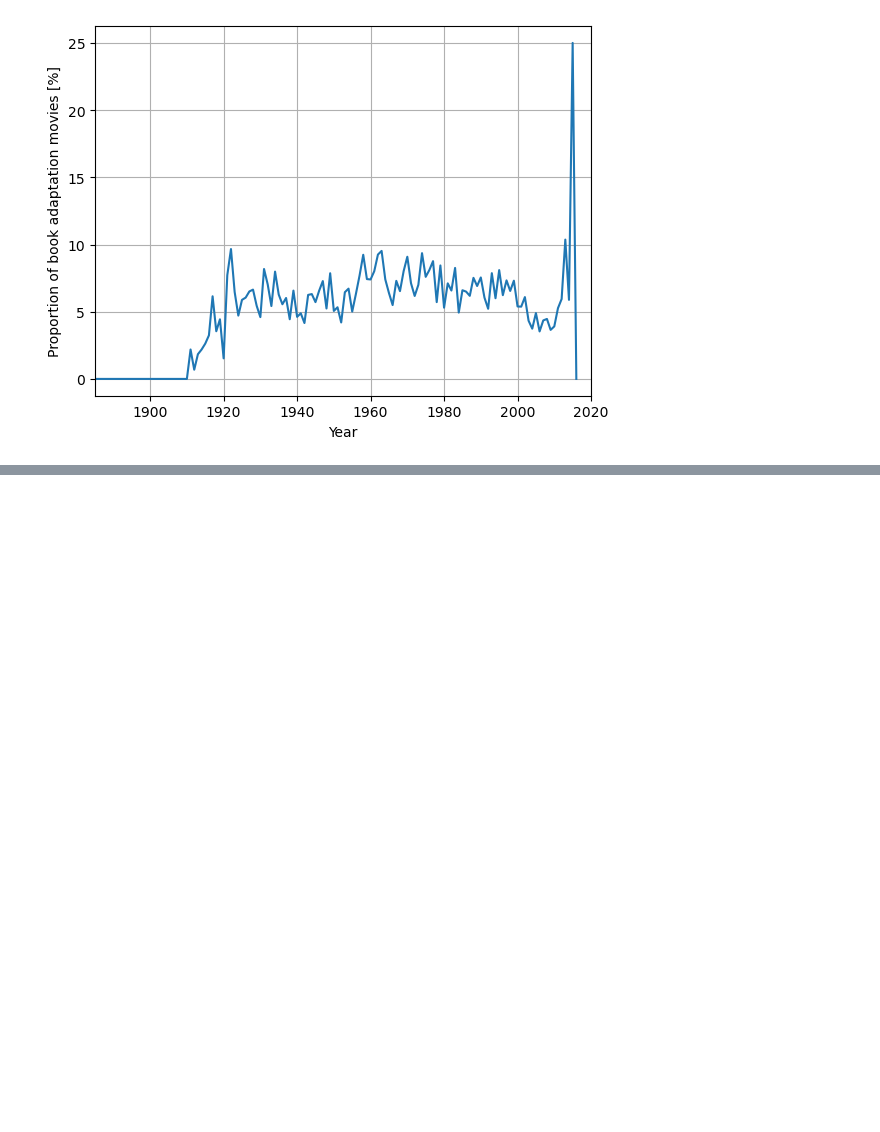
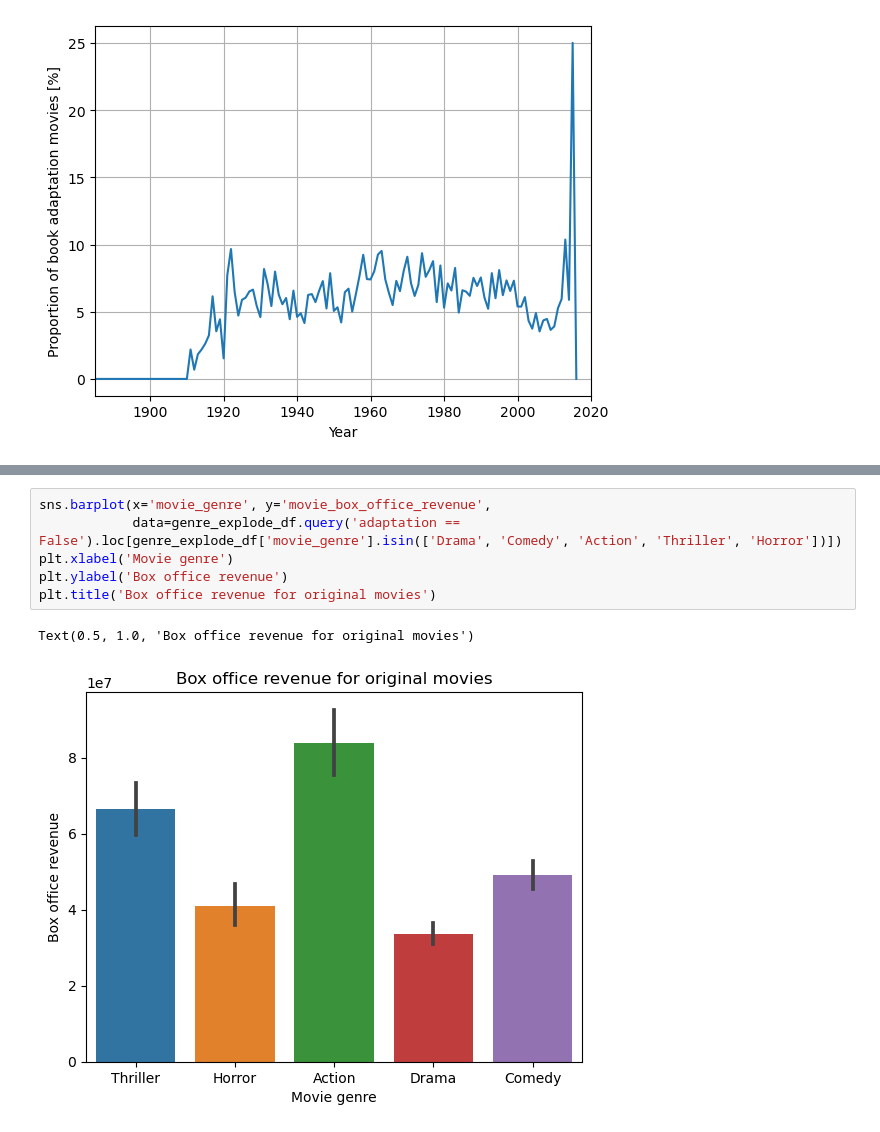
Before and after one commit to epfl-ada/ada-2023-project-team0110, a Jupyter notebook: first_analysis.ipynb, the cells around one changed output, grey strips where cells are left out. Saved outputs shown, nothing was run; the diff lists cells and outputs as text; blank space fills up the shorter version.

```diff
--- a/first_analysis.ipynb
+++ b/first_analysis.ipynb
@@ -209,0 +261,9 @@ movie_merged_df.merge(first_movie_genre, on='wikipedia_movie_ID', how='left')
+# %%
+sns.barplot(x='movie_genre', y='movie_box_office_revenue',
+            data=genre_explode_df.query('adaptation == False').loc[genre_explode_df['movie_genre'].isin(['Drama', 'Comedy', 'Action', 'Thriller', 'Horror'])])
+plt.xlabel('Movie genre')
+plt.ylabel('Box office revenue')
+plt.title('Box office revenue for original movies')
+# %% [output]
+Text(0.5, 1.0, 'Box office revenue for original movies')
+[figure, added]
```
Also changed, not shown: parts of 11 cells of this notebook.
